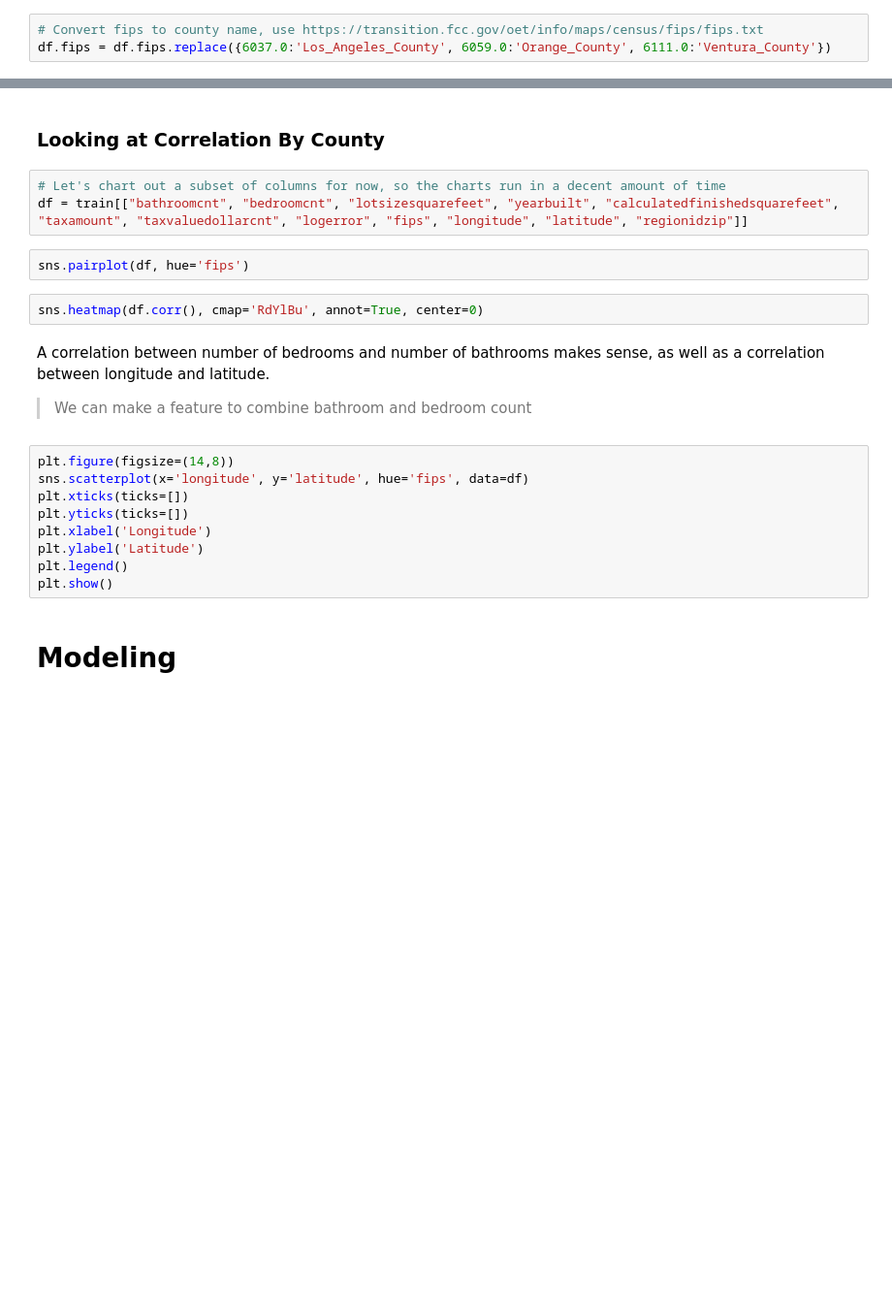
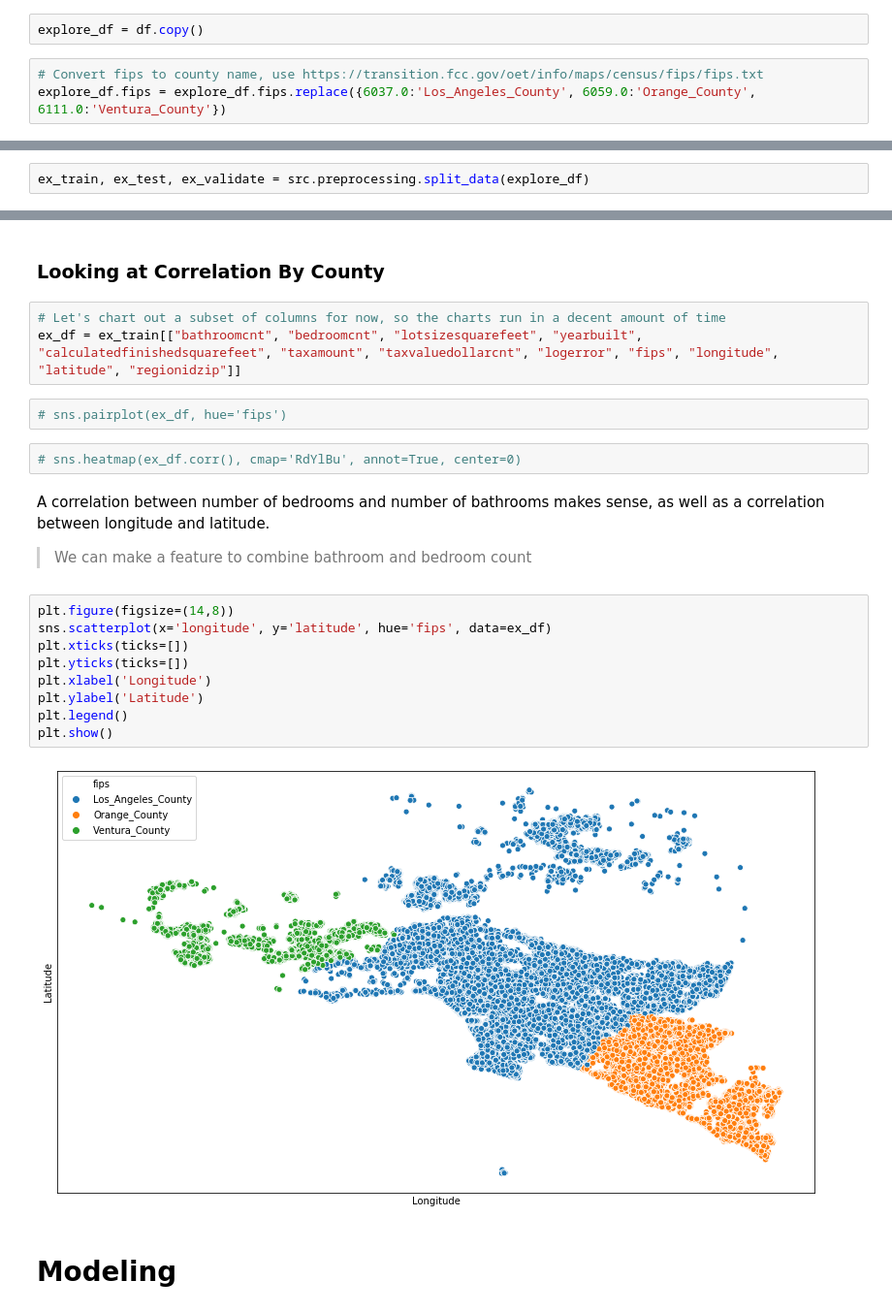
Before and after one commit to Cluster-Flux/zillow-cluster-project, a Jupyter notebook: shay_main.ipynb, the cells around one changed output, grey strips where cells are left out. Shown at 97% size. Drawn from its saved outputs; the diff is of its cells as text; blank space fills up the shorter version.

```diff
--- a/shay_main.ipynb
+++ b/shay_main.ipynb
@@ -117,5 +142,7 @@ df = src.prepare.drop_columns(df)
+# %%
+explore_df = df.copy()
 # %%
 # Convert fips to county name, use https://transition.fcc.gov/oet/info/maps/census/fips/fips.txt
-df.fips = df.fips.replace({6037.0:'Los_Angeles_County', 6059.0:'Orange_County', 6111.0:'Ventura_County'})
+explore_df.fips = explore_df.fips.replace({6037.0:'Los_Angeles_County', 6059.0:'Orange_County', 6111.0:'Ventura_County'})
 # %% [markdown]
 ## Splitting the Data
@@ -124,3 +149,5 @@ train, test, validate = src.preprocessing.split_data(df)
+# %%
+ex_train, ex_test, ex_validate = src.preprocessing.split_data(explore_df)
 # %% [markdown]
 ## Scaling
 # %%
@@ -139,22 +166,24 @@ Make your titles and labels meaningful, make your number formats friendly to the
 ### Looking at Correlation By County
 # %%
 # Let's chart out a subset of columns for now, so the charts run in a decent amount of time
-df = train[["bathroomcnt", "bedroomcnt", "lotsizesquarefeet", "yearbuilt", "calculatedfinishedsquarefeet", "taxamount", "taxvaluedollarcnt", "logerror", "fips", "longitude", "latitude", "regionidzip"]]
+ex_df = ex_train[["bathroomcnt", "bedroomcnt", "lotsizesquarefeet", "yearbuilt", "calculatedfinishedsquarefeet", "taxamount", "taxvaluedollarcnt", "logerror", "fips", "longitude", "latitude", "regionidzip"]]
 # %%
-sns.pairplot(df, hue='fips')
+# sns.pairplot(ex_df, hue='fips')
 # %%
-sns.heatmap(df.corr(), cmap='RdYlBu', annot=True, center=0)
+# sns.heatmap(ex_df.corr(), cmap='RdYlBu', annot=True, center=0)
 # %% [markdown]
 A correlation between number of bedrooms and number of bathrooms makes sense, as well as a correlation between longitude and latitude.
 > We can make a feature to combine bathroom and bedroom count
 # %%
 plt.figure(figsize=(14,8))
-sns.scatterplot(x='longitude', y='latitude', hue='fips', data=df)
+sns.scatterplot(x='longitude', y='latitude', hue='fips', data=ex_df)
 plt.xticks(ticks=[])
 plt.yticks(ticks=[])
 plt.xlabel('Longitude')
 plt.ylabel('Latitude')
 plt.legend()
 plt.show()
+# %% [output]
+[figure, added]
 # %% [markdown]
 # Modeling
```
Also changed, not shown: parts of 13 cells of this notebook.
